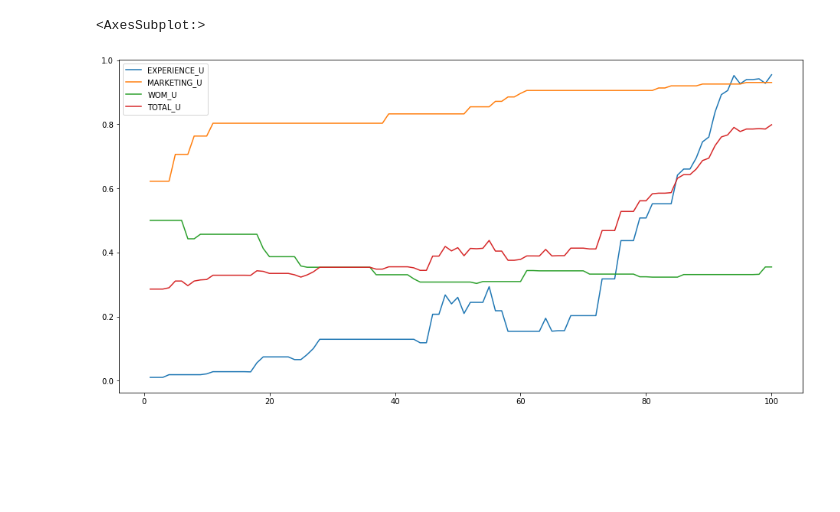
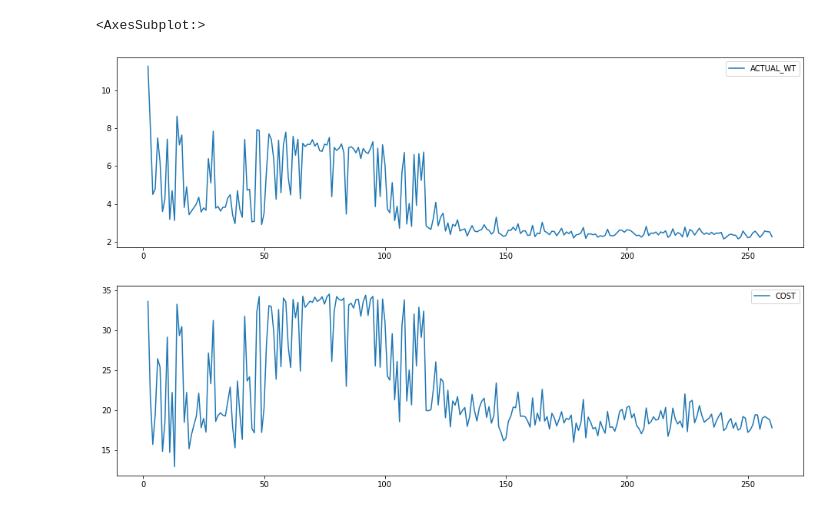
Before and after one commit to Farnoud-G/MaaSSim, a Jupyter notebook: docs/tutorials/S.ipynb, the cells around one changed output. Saved outputs shown, nothing was run; the diff lists cells and outputs as text; code cells hidden in the pictures; blank space fills up the shorter version.

```diff
--- a/docs/tutorials/S.ipynb
+++ b/docs/tutorials/S.ipynb
@@ -96,4 +98,0 @@ This simulation uses albatros data
-# %%
-df = sim1.res[1].veh_exp
-df['nRIDES'] = df['nRIDES']*3
-df
@@ -170,25 +160,20 @@ Text(0.5, 1.0, 'WOM_U')
-# %%
-# individual assessment of agents
-fig, ax = plt.subplots(figsize=(16,8))
-
-veh_id = 13
-x = []
-ye = []
-ym = []
-yw = []
-yu = []
-
-for d in range(0,sim.params.nD):
-    ye.append(sim.res[d].veh_exp.loc[veh_id].EXPERIENCE_U)
-    ym.append(sim.res[d].veh_exp.loc[veh_id].MARKETING_U)
-    yw.append(sim.res[d].veh_exp.loc[veh_id].WOM_U)
-    yu.append((0.5*ye[-1])+(0.25*ym[-1])+(0.25*yw[-1]))
-
-x = [i for i in range(1,len(ye)+1)]
-sns.lineplot(x=x, y=ye, label = 'EXPERIENCE_U')#, ax=ax[0])#, marker='o')
-sns.lineplot(x=x, y=ym, label = 'MARKETING_U')#, ax=ax[1])#, marker='o')
-sns.lineplot(x=x, y=yw, label = 'WOM_U')#, ax=ax[2])#, marker='o')
-sns.lineplot(x=x, y=yu, label = 'TOTAL_U')#, ax=ax[3])#, marker='o')
-# %% [output]
-<AxesSubplot:>
-[figure, removed]
+# %%
+fig, ax = plt.subplots(nrows=2, figsize=(16,10))
+
+x = []
+yp = []
+yd = []
+
+for d in range(0,sim.params.nD):
+    df = sim.res[d].pax_exp
+    yp.append(df[df.OUT==False].ACTUAL_WT.mean())
+
+    df = sim.res[d].veh_exp
+    yd.append(df[df.OUT==False].COST.mean())
+
+x = [i for i in range(1,len(yp)+1)]
+sns.lineplot(x=x, y=yp, label = 'ACTUAL_WT', ax=ax[0])#, marker='o')
+sns.lineplot(x=x, y=yd, label = 'COST', ax=ax[1])#, marker='o')
+# %% [output]
+<AxesSubplot:>
+[figure, added]
```
Also changed, not shown: parts of 12 cells of this notebook, 3 other files.
